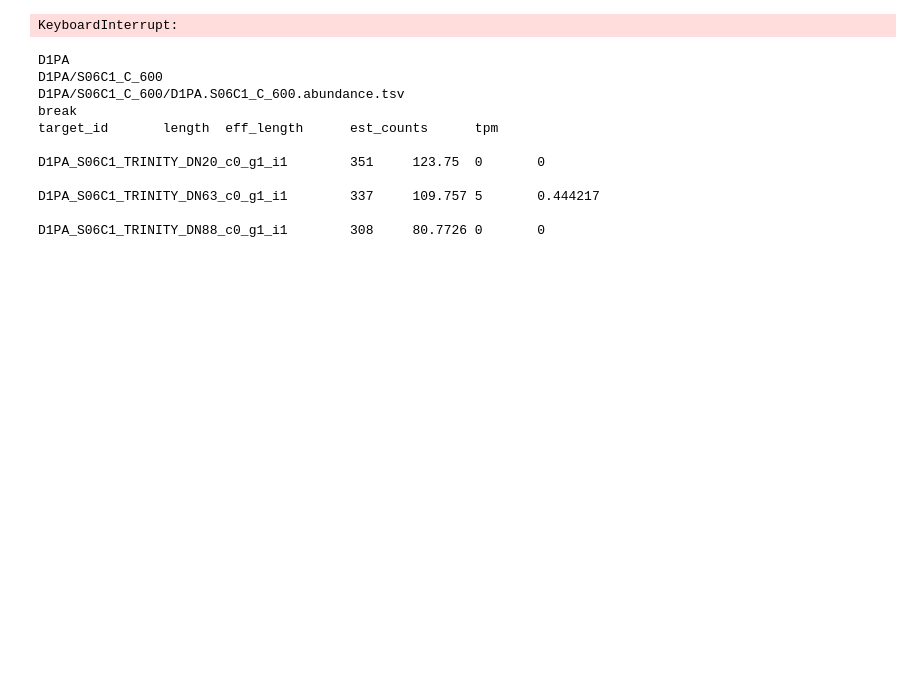
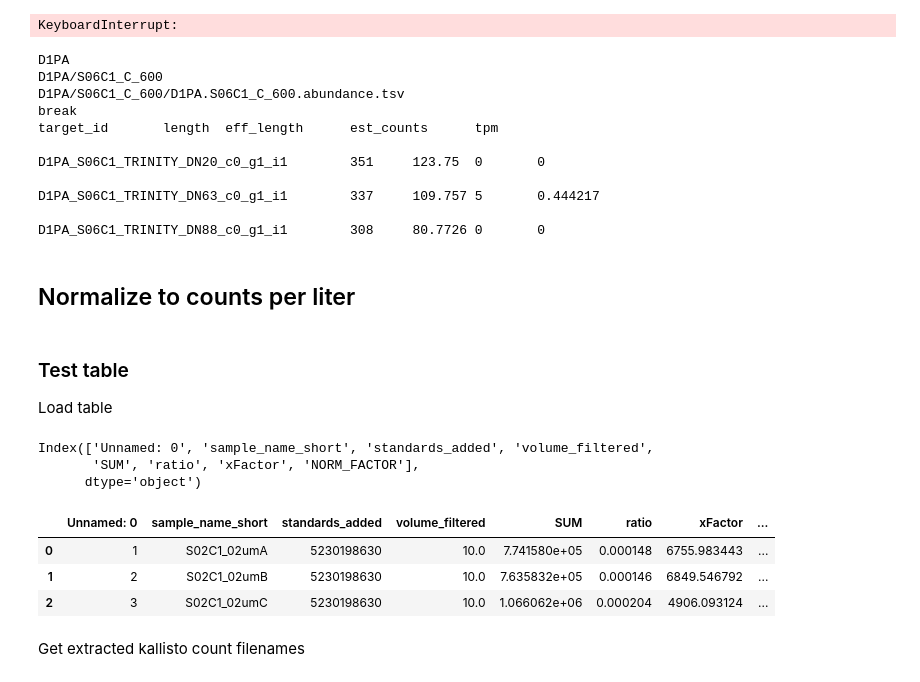
Before and after one commit to benjamingrodner/armbrust-metat-search, a Jupyter notebook: notebooks/nb_get_contig_read_counts.ipynb, the cells around one changed output. Drawn from its saved outputs; the diff is of its cells as text; code cells hidden in the pictures; blank space fills up the shorter version.

```diff
--- a/notebooks/nb_get_contig_read_counts.ipynb
+++ b/notebooks/nb_get_contig_read_counts.ipynb
@@ -336,3 +336,29 @@ D1PA_S06C1_TRINITY_DN20_c0_g1_i1        351     123.75  0       0
 D1PA_S06C1_TRINITY_DN63_c0_g1_i1        337     109.757 5       0.444217
 
 D1PA_S06C1_TRINITY_DN88_c0_g1_i1        308     80.7726 0       0
+# %% [markdown]
+## Normalize to counts per liter
+# %% [markdown]
+### Test table
+
+Load table
+# %%
+dir_norm = '/mnt/nfs/projects/armbrust-metat/Count_standards_workflow/Normalization_factors'
+
+fn_norm = f'{dir_norm}/G1PA_SUM_norm_factors.csv'
+
+df_norm = pd.read_csv(fn_norm)
+df_norm.columns
+# %% [output]
+Index(['Unnamed: 0', 'sample_name_short', 'standards_added', 'volume_filtered',
+       'SUM', 'ratio', 'xFactor', 'NORM_FACTOR'],
+      dtype='object')
+# %%
+df_norm[:3]
+# %% [output]
+|  | Unnamed: 0 | sample_name_short | standards_added | volume_filtered | SUM | ratio | xFactor | ... |
+| 0 | 1 | S02C1_02umA | 5230198630 | 10.0 | 7.741580e+05 | 0.000148 | 6755.983443 | ... |
+| 1 | 2 | S02C1_02umB | 5230198630 | 10.0 | 7.635832e+05 | 0.000146 | 6849.546792 | ... |
+| 2 | 3 | S02C1_02umC | 5230198630 | 10.0 | 1.066062e+06 | 0.000204 | 4906.093124 | ... |
+# %% [markdown]
+Get extracted kallisto count filenames
```
Also changed, not shown: parts of 6 cells of this notebook, 6 other files.
